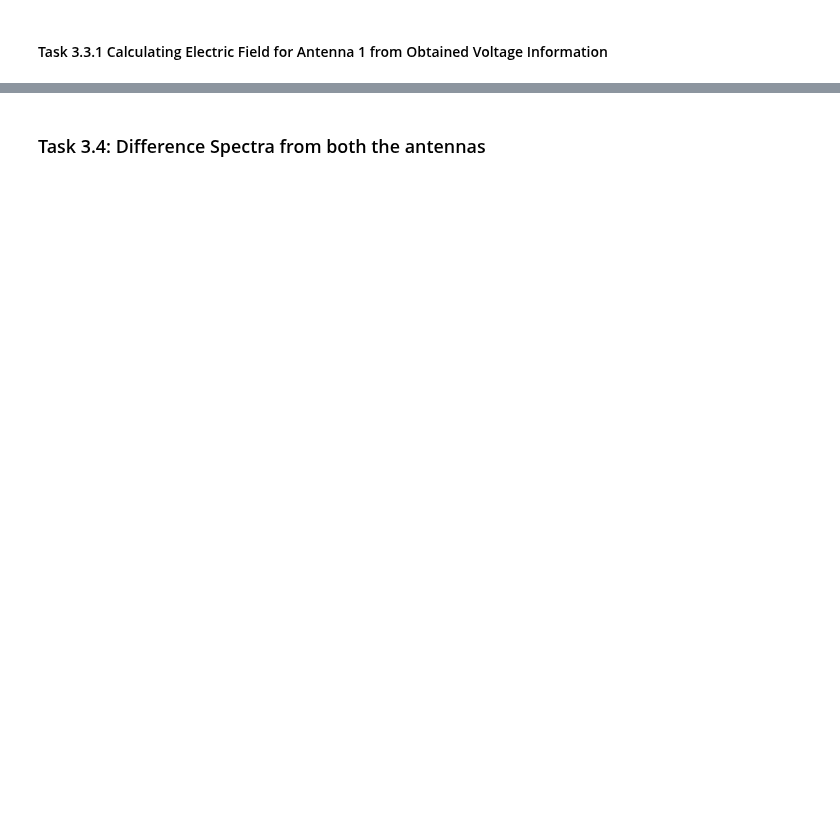
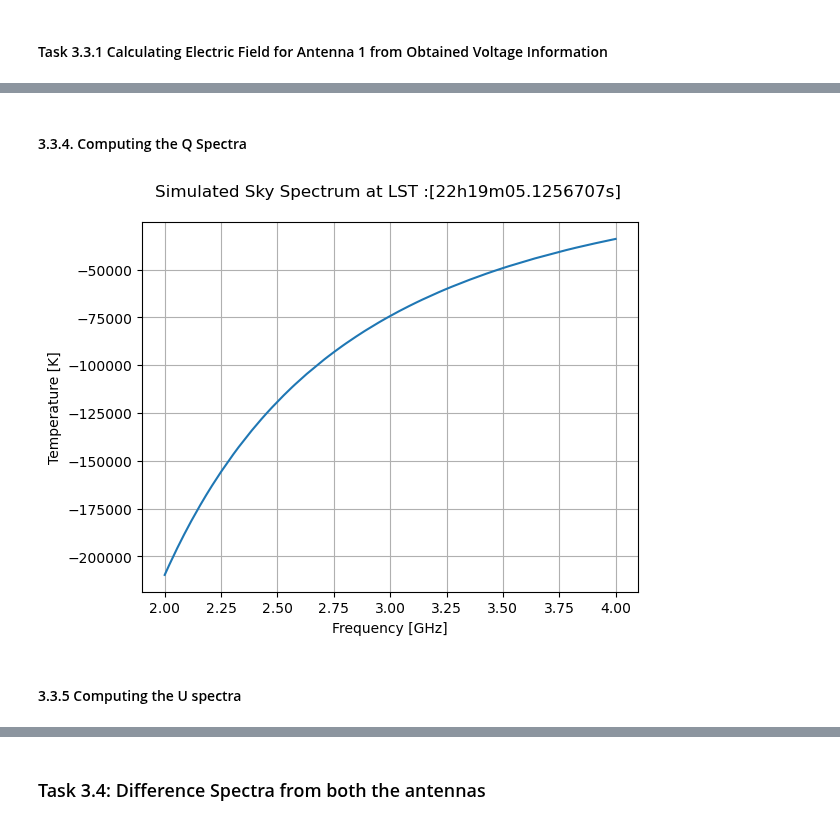
Before and after one commit to mayurisrao/APSERa, a Jupyter notebook: Apsera_Dual_Polarization_Modification.ipynb, the cells around one changed output, grey strips where cells are left out. Saved outputs shown, nothing was run; the diff lists cells and outputs as text; code cells hidden in the pictures; blank space fills up the shorter version.

```diff
--- a/Apsera_Dual_Polarization_Modification.ipynb
+++ b/Apsera_Dual_Polarization_Modification.ipynb
@@ -817,0 +799,17 @@ plt.plot(Final_Pol[:,2])
+# %% [markdown]
+#### 3.3.4. Computing the Q Spectra
+# %%
+Power_Q = Q_dash * (c**2 / (1e+18 * frequencies**2))
+Stokes_Q = (Power_Q/P_dif)*(T_hot-T_cold)
+
+plt.plot(freqs, Stokes_Q)
+
+plt.xlabel('Frequency [GHz]')
+plt.ylabel('Temperature [K]')
+plt.title('Simulated Sky Spectrum at LST :%s \n'%lst)
+plt.grid()
+plt.show()
+# %% [output]
+[figure, added]
+# %% [markdown]
+#### 3.3.5 Computing  the U spectra
```
Also changed, not shown: parts of 40 cells of this notebook.
